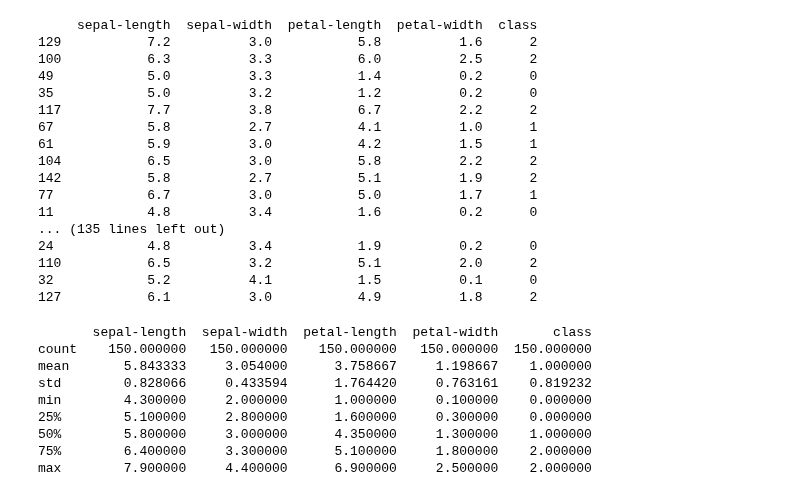
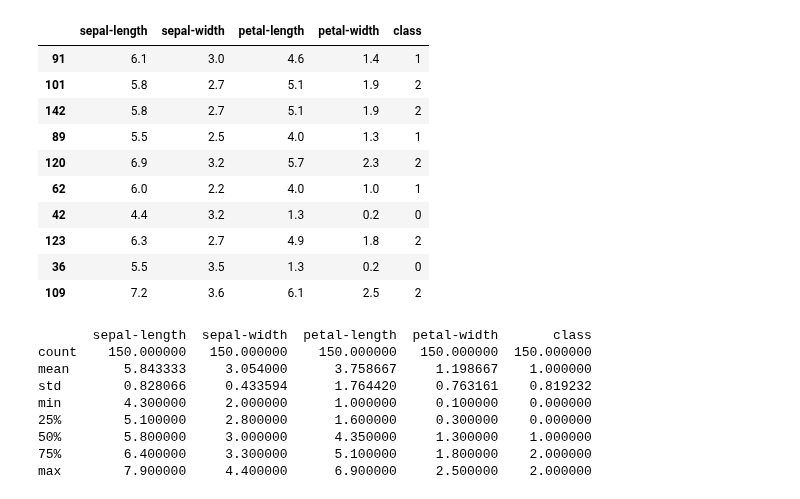
Before and after one commit to nipunramk/iris-test, a Jupyter notebook: Iris_Example.ipynb, the cells around one changed output. Cells and saved outputs as stored; diff of their text form; code cells hidden in the pictures.

Commit message:
Removed some print statements

```diff
--- a/Iris_Example.ipynb
+++ b/Iris_Example.ipynb
@@ -17,34 +17,23 @@ from sklearn.utils import shuffle
 # %%
 column_names = ['sepal-length', 'sepal-width', 'petal-length', 'petal-width', 'class']
 dataset = pd.read_csv('iris.csv', names = column_names)
 label_encoder = preprocessing.LabelEncoder()
 dataset['class'] = label_encoder.fit_transform(dataset['class'])
 dataset = shuffle(dataset)
 
-def print_full(x):
-    pd.set_option('display.max_rows', len(x))
-    print(x)
-    pd.reset_option('display.max_rows')
-
-print_full(dataset)
+dataset.head(10)
 # %% [output]
-     sepal-length  sepal-width  petal-length  petal-width  class
-129           7.2          3.0           5.8          1.6      2
-100           6.3          3.3           6.0          2.5      2
-49            5.0          3.3           1.4          0.2      0
-35            5.0          3.2           1.2          0.2      0
-117           7.7          3.8           6.7          2.2      2
-67            5.8          2.7           4.1          1.0      1
-61            5.9          3.0           4.2          1.5      1
-104           6.5          3.0           5.8          2.2      2
-142           5.8          2.7           5.1          1.9      2
-77            6.7          3.0           5.0          1.7      1
-11            4.8          3.4           1.6          0.2      0
-... (135 lines left out)
-24            4.8          3.4           1.9          0.2      0
-110           6.5          3.2           5.1          2.0      2
-32            5.2          4.1           1.5          0.1      0
-127           6.1          3.0           4.9          1.8      2
+|  | sepal-length | sepal-width | petal-length | petal-width | class |
+| 91 | 6.1 | 3.0 | 4.6 | 1.4 | 1 |
+| 101 | 5.8 | 2.7 | 5.1 | 1.9 | 2 |
+| 142 | 5.8 | 2.7 | 5.1 | 1.9 | 2 |
+| 89 | 5.5 | 2.5 | 4.0 | 1.3 | 1 |
+| 120 | 6.9 | 3.2 | 5.7 | 2.3 | 2 |
+| 62 | 6.0 | 2.2 | 4.0 | 1.0 | 1 |
+| 42 | 4.4 | 3.2 | 1.3 | 0.2 | 0 |
+| 123 | 6.3 | 2.7 | 4.9 | 1.8 | 2 |
+| 36 | 5.5 | 3.5 | 1.3 | 0.2 | 0 |
+| 109 | 7.2 | 3.6 | 6.1 | 2.5 | 2 |
 # %%
 print(dataset.describe())
 # %% [output]
```
Also changed, not shown: parts of 2 cells of this notebook, 1 other file.
